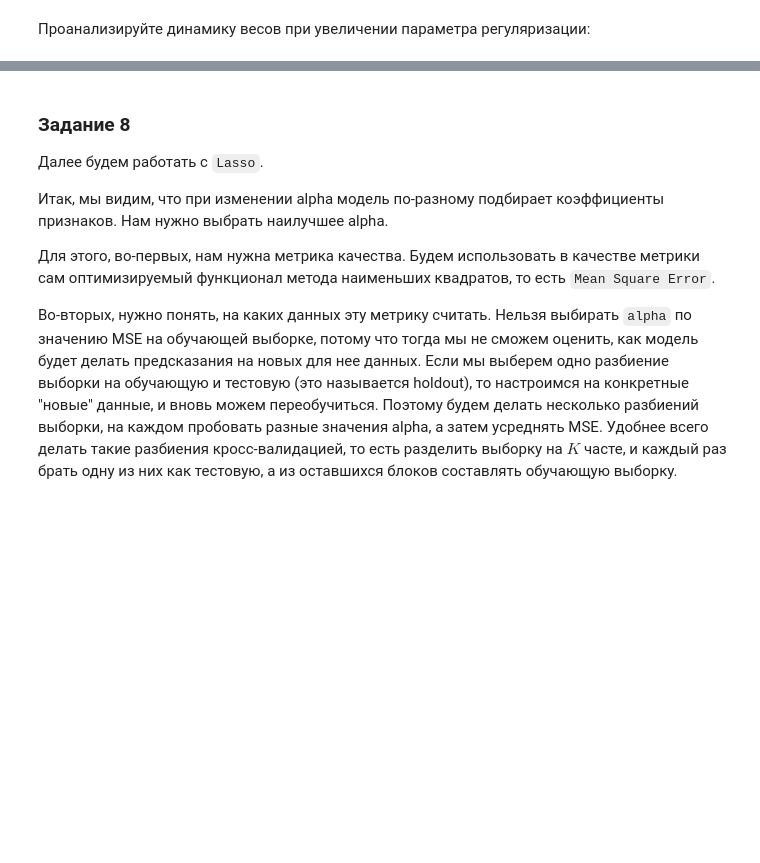
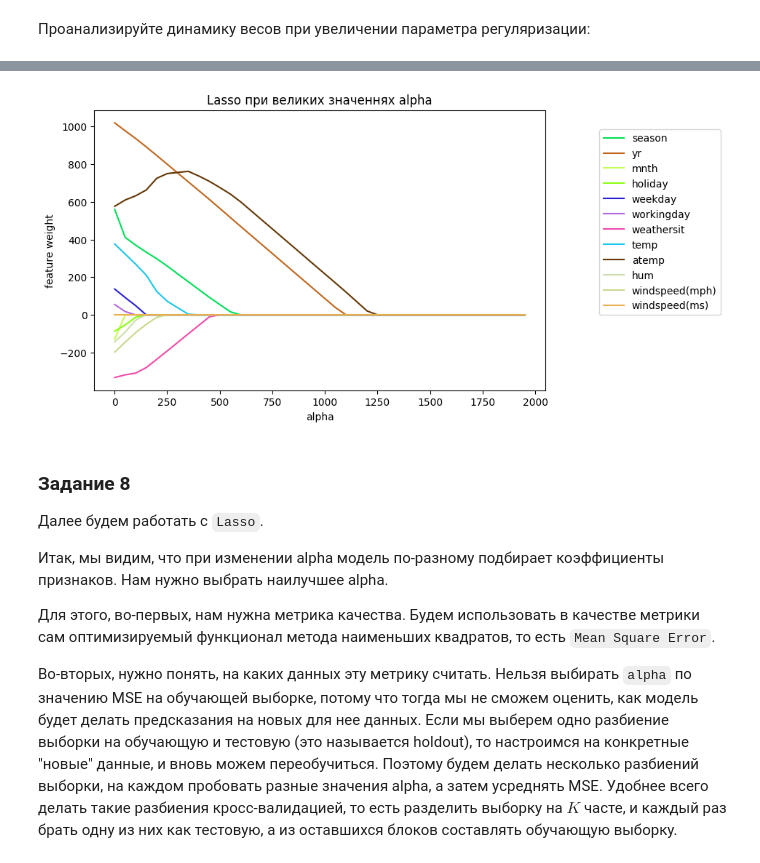
Before and after one commit to RostislavB74/DS_HW4, a Jupyter notebook: OverfittingHomeWork (1).ipynb, the cells around one changed output, grey strips where cells are left out. Saved outputs shown, nothing was run; the diff lists cells and outputs as text; code cells hidden in the pictures; blank space fills up the shorter version.

```diff
--- a/OverfittingHomeWork (1).ipynb
+++ b/OverfittingHomeWork (1).ipynb
@@ -482,3 +529,26 @@ plt.show()
+# %%
+alphas1 = np.arange(1, 2000, 50)
+
+coefs_ls1 = np.zeros((alphas1.shape[0], X.shape[1]))
+coefs_rg1 = np.zeros((alphas1.shape[0], X.shape[1]))
+for i, alpha in enumerate(alphas1):
+  model_ls1 = Lasso(alpha=alphas1[i])
+  model_ls1.fit(X, y)
+  coefs_ls1[i] = model_ls1.coef_
+# %%
+plt.figure(figsize=(8, 5))
+
+for coef, feature in zip(coefs_ls1.T, df.columns):
+    plt.plot(alphas1, coef, label=feature, color=np.random.rand(3))
+
+plt.legend(loc="upper right", bbox_to_anchor=(1.4, 0.95))
+plt.xlabel("alpha")
+plt.ylabel("feature weight")
+plt.title("Lasso при великих значеннях alpha")
+
+plt.show()
+# %% [output]
+[figure, added]
 # %% [markdown]
 ### Задание 8
 
```
Also changed, not shown: parts of 15 cells of this notebook.
